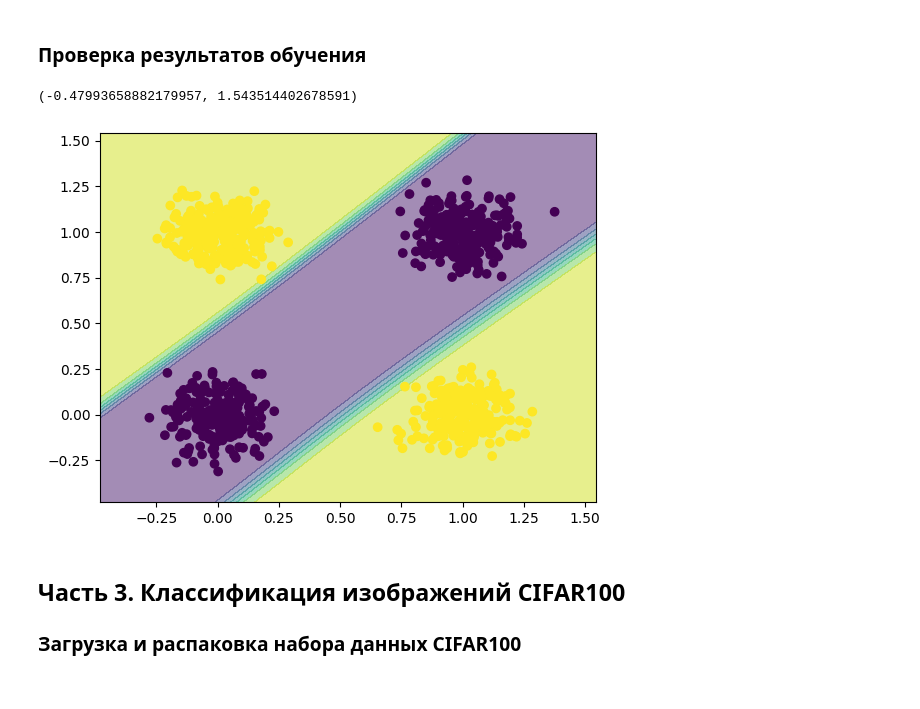
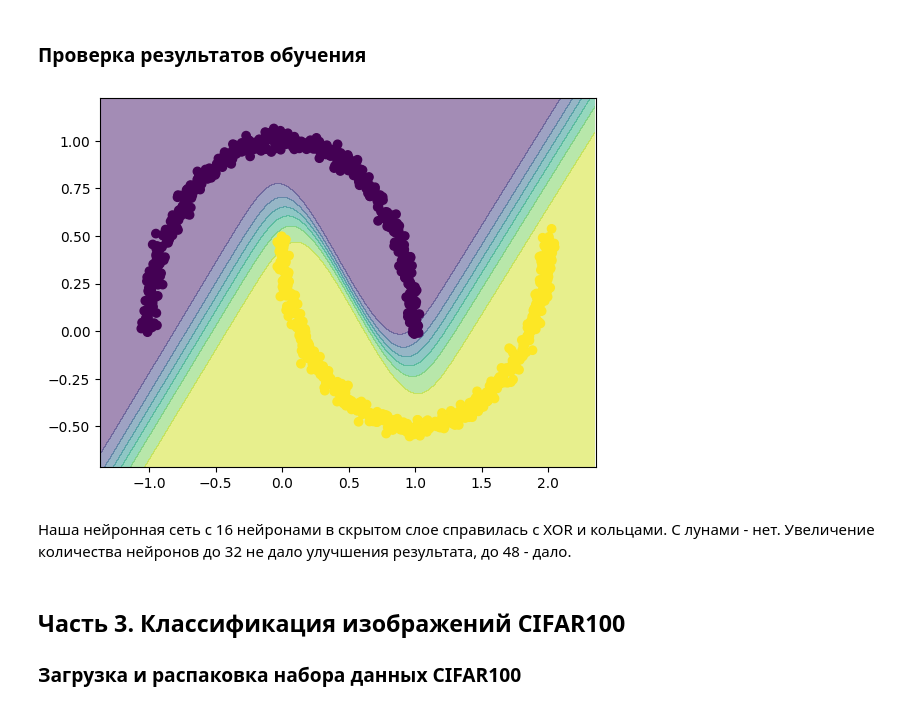
Before and after one commit to DeadlySquad13/t5-2-Neuroscience__Labs, a Jupyter notebook: src/lab1/main.ipynb, the cells around one changed output. Cells and saved outputs as stored; diff of their text form; code cells hidden in the pictures.

Commit message:
[Enh](Task2): Increased hidden_size to 48 to get good results for moon.

```diff
--- a/src/lab1/main.ipynb
+++ b/src/lab1/main.ipynb
@@ -180,34 +239,48 @@ plt.plot(losses)
 # %% [markdown]
 ### Проверка результатов обучения
 # %%
-X_diff = X.max() - X.min()
-X_left = X.min() - 0.1*X_diff
-X_right = X.max() + 0.1*X_diff
-grid = np.arange(X_left, X_right, 0.01)
-grid_width = grid.size
-surface = []
-# создаем точки по сетке
-for x1 in grid:
-    for x2 in grid:
-        surface.append((x1, x2))
-surface = np.array(surface)
-# получаем предсказания для всех точек
-with torch.no_grad():
-    Z = forward(torch.Tensor(surface)).detach().numpy()
-# меняем форму в виде двухмерного массива
-Z = Z.reshape(grid_width, grid_width)
-xx = surface[:, 0].reshape(grid_width, grid_width)
-yy = surface[:, 1].reshape(grid_width, grid_width)
-# рисуем разделяющие поверхности классов
-plt.contourf(xx, yy, Z, alpha=0.5)
-# рисуем обучающую выборку
-plt.scatter(X[:, 0], X[:, 1], c=output.detach().numpy() > 0.5)
-# задаём границы отображения графика
-plt.xlim(X_left, X_right)
-plt.ylim(X_left, X_right)
+def plot_classification_results(data: torch.Tensor):
+    x_coordinates = data[:, 0]
+    y_coordinates = data[:, 1]
+    x_coordinates_diff = x_coordinates.max() - x_coordinates.min()
+    y_coordinates_diff = y_coordinates.max() - y_coordinates.min()
+    left_boundary = x_coordinates.min() - 0.1 * x_coordinates_diff
+    right_boundary = x_coordinates.max() + 0.1 * x_coordinates_diff
+    bottom_boundary = y_coordinates.min() - 0.1 * y_coordinates_diff
+    top_boundary = y_coordinates.max() + 0.1 * y_coordinates_diff
+
+    grid = np.arange(left_boundary, right_boundary, 0.01)
+    grid_width = grid.size
+    surface = []
+    # создаем точки по сетке
+    for x1 in grid:
+        for x2 in grid:
+            surface.append((x1, x2))
+    surface = np.array(surface)
+    # получаем предсказания для всех точек плоскости, модель по уже полученным
+    # весам пытается определить, какому классу принадлежит точка.
+    with torch.no_grad():
+        Z = forward(torch.Tensor(surface)).detach().numpy()
+    # меняем форму в виде двухмерного массива
+    Z = Z.reshape(grid_width, grid_width)
+    xx = surface[:, 0].reshape(grid_width, grid_width)
+    yy = surface[:, 1].reshape(grid_width, grid_width)
+    # рисуем разделяющие поверхности классов
+    plt.contourf(xx, yy, Z, alpha=0.5)
+    # рисуем обучающую выборку
+    plt.scatter(x_coordinates, y_coordinates, c=learning_results['output'].detach().numpy() > 0.5)
+    # задаём границы отображения графика
+    plt.xlim(left_boundary, right_boundary)
+    plt.ylim(bottom_boundary, top_boundary)
+
+
+plot_classification_results(X)
 # %% [output]
-(-0.47993658882179957, 1.543514402678591)
-[figure, old version]
+[figure, new version]
+# %% [markdown]
+Наша нейронная сеть с 16 нейронами в скрытом слое справилась с XOR
+и кольцами. С лунами - нет. Увеличение количества нейронов до 32 не дало улучшения результата,
+до 48 - дало.
 # %% [markdown]
 ## Часть 3. Классификация изображений CIFAR100
 ### Загрузка и распаковка набора данных CIFAR100
```
Also changed, not shown: parts of 13 cells of this notebook, 1 other file.
